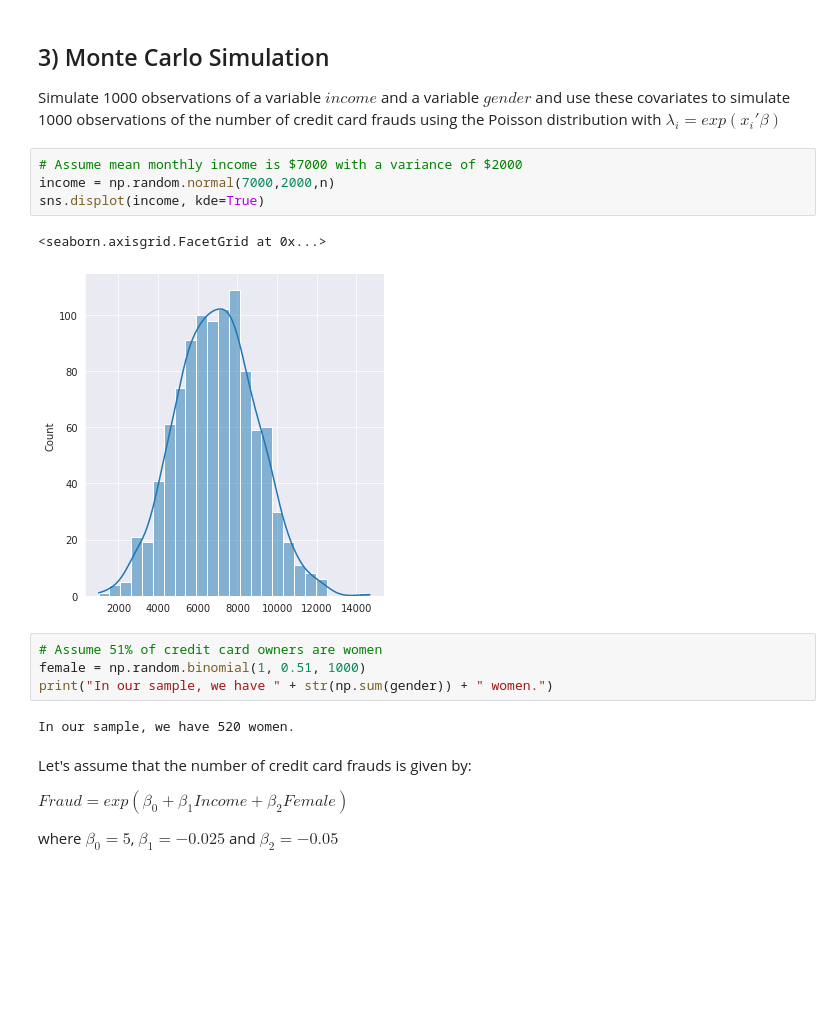
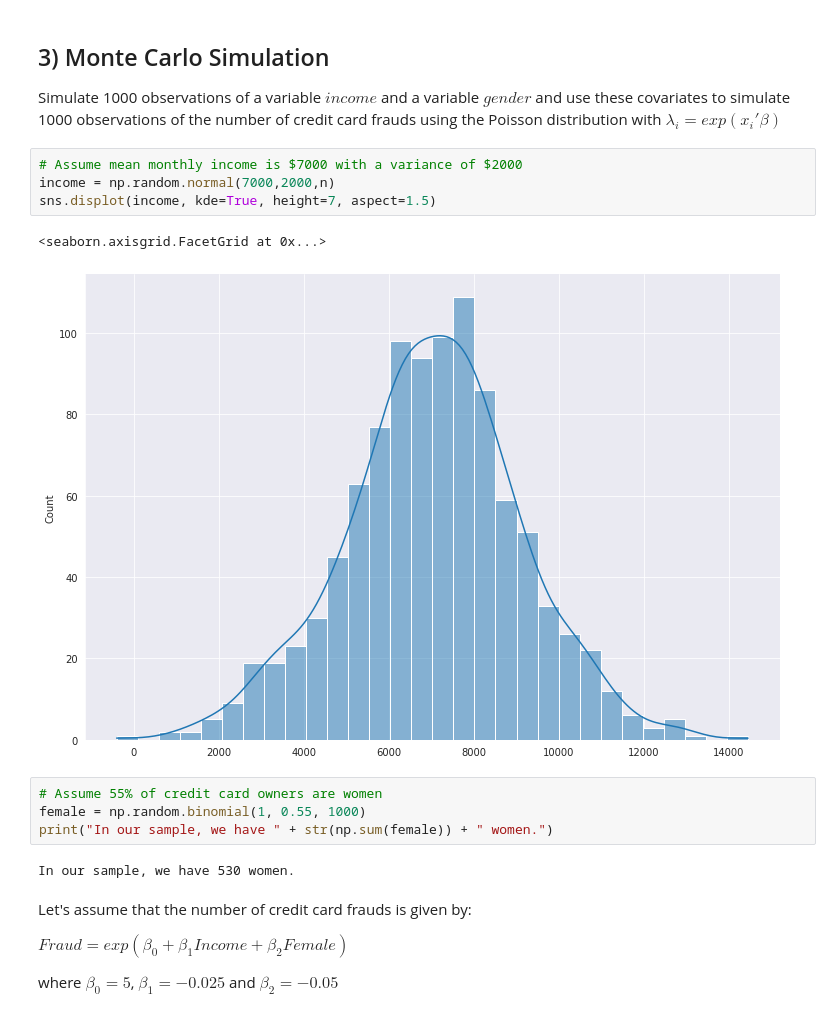
Before and after one commit to jpmvbastos/AppliedEconometrics, a Jupyter notebook: Homework1.ipynb, the cells around one changed output. Cells and saved outputs as stored; diff of their text form; blank space fills up the shorter version.

```diff
--- a/Homework1.ipynb
+++ b/Homework1.ipynb
@@ -70,16 +74,16 @@ Simulate 1000 observations of a variable $income$ and a variable $gender$ and us
 # %%
 # Assume mean monthly income is $7000 with a variance of $2000
 income = np.random.normal(7000,2000,n)
-sns.displot(income, kde=True)
+sns.displot(income, kde=True, height=7, aspect=1.5)
 # %% [output]
 <seaborn.axisgrid.FacetGrid at 0x...>
-[figure, old version]
+[figure, new version]
 # %%
-# Assume 51% of credit card owners are women
-female = np.random.binomial(1, 0.51, 1000)
-print("In our sample, we have " + str(np.sum(gender)) + " women.")
+# Assume 55% of credit card owners are women
+female = np.random.binomial(1, 0.55, 1000)
+print("In our sample, we have " + str(np.sum(female)) + " women.")
 # %% [output]
-In our sample, we have 520 women.
+In our sample, we have 530 women.
 # %% [markdown]
 Let's assume that the number of credit card frauds is given by:
 
```
Also changed, not shown: parts of 6 cells of this notebook.
